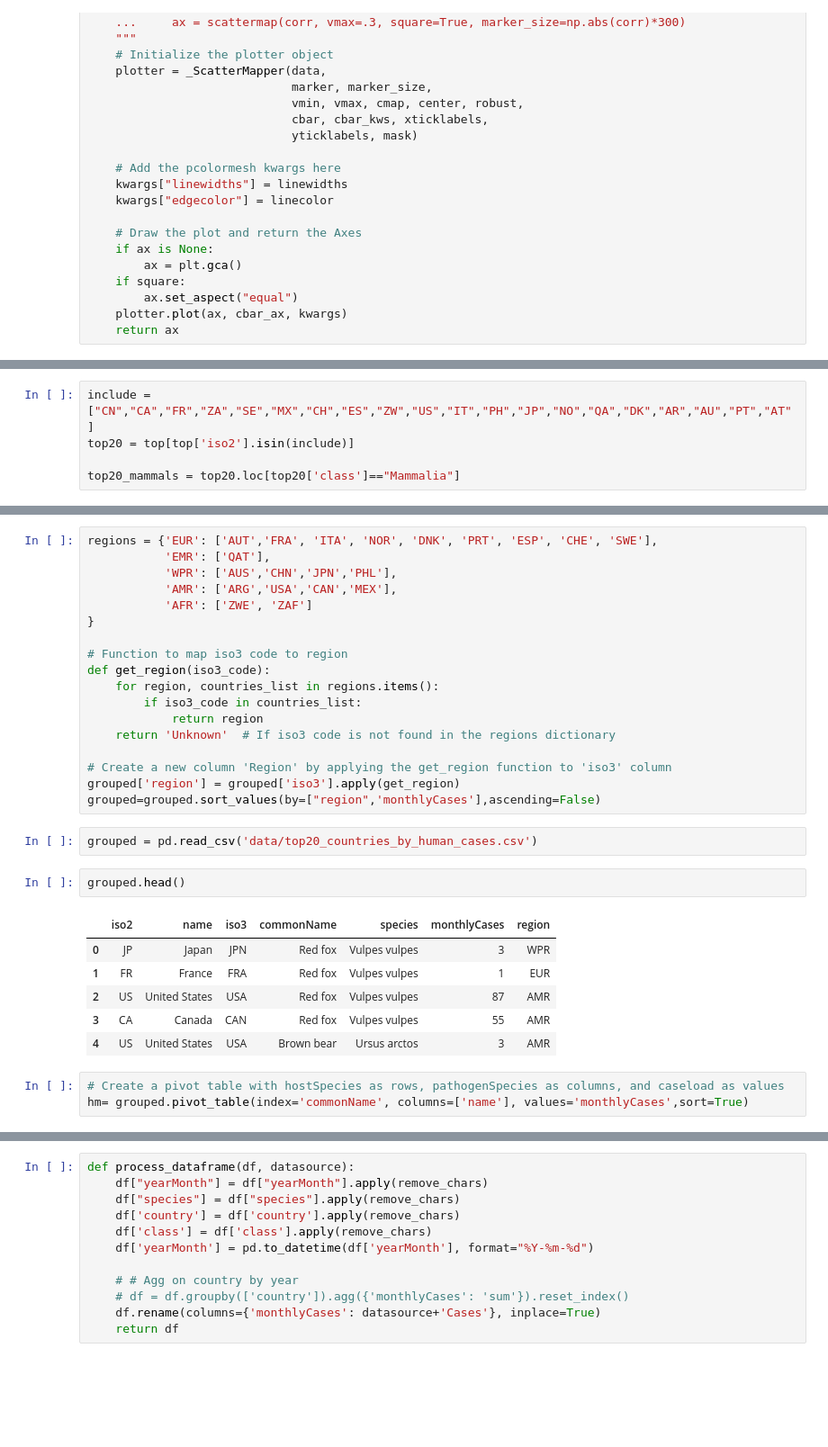
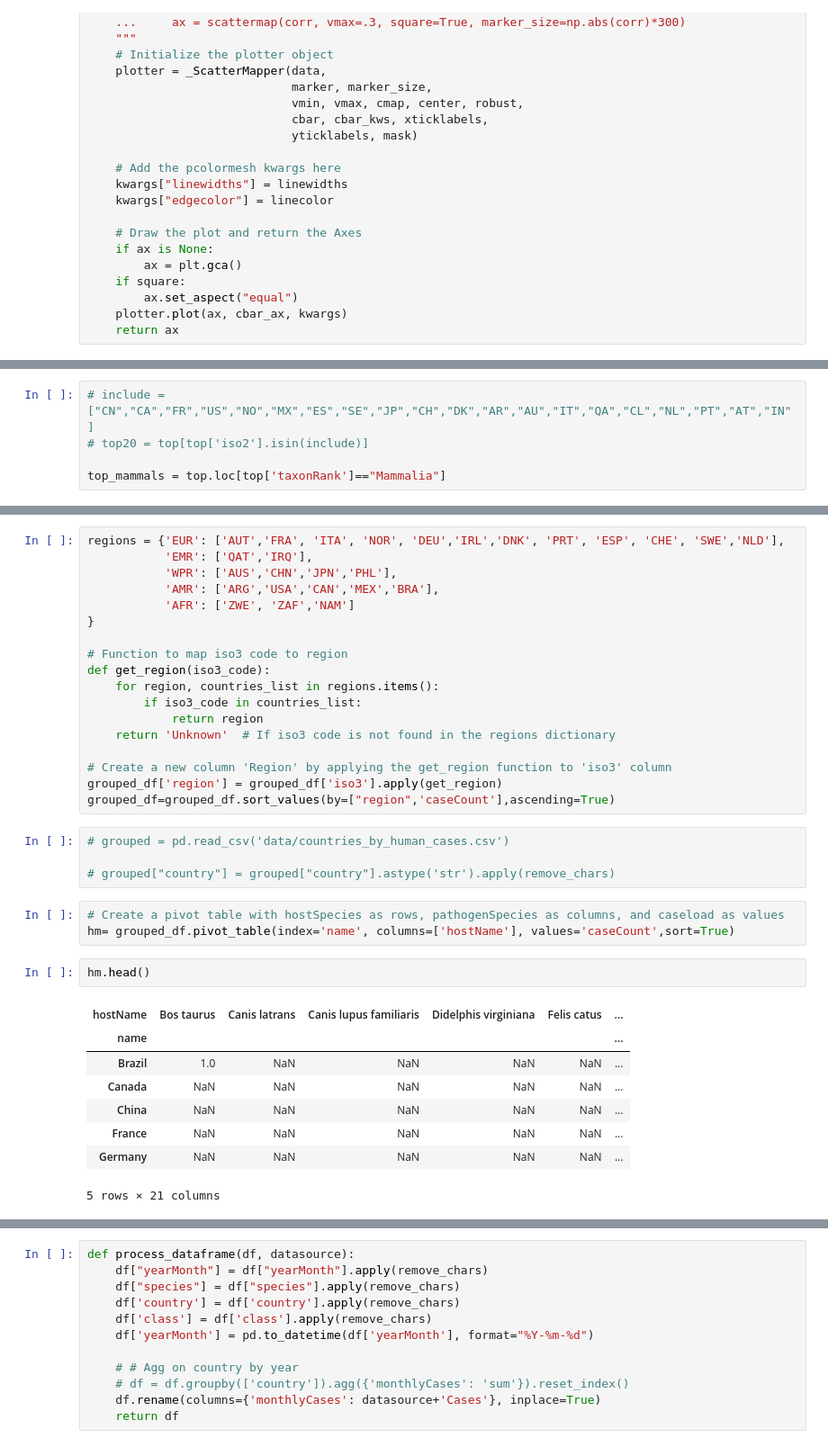
Before and after one commit to cghss-data-lab/uga-pipp, a Jupyter notebook: query_figures/query_figures_080123.ipynb, the cells around one changed output, grey strips where cells are left out. Shown at 90% size. Cells and saved outputs as stored; diff of their text form; blank space fills up the shorter version.

```diff
--- a/query_figures/query_figures_080123.ipynb
+++ b/query_figures/query_figures_080123.ipynb
@@ -1182,6 +1191,6 @@ top['name'] = top['name'].apply(remove_chars)
 # %%
-include = ["CN","CA","FR","ZA","SE","MX","CH","ES","ZW","US","IT","PH","JP","NO","QA","DK","AR","AU","PT","AT"]
-top20 = top[top['iso2'].isin(include)]
+# include = ["CN","CA","FR","US","NO","MX","ES","SE","JP","CH","DK","AR","AU","IT","QA","CL","NL","PT","AT","IN"]
+# top20 = top[top['iso2'].isin(include)]
 
-top20_mammals = top20.loc[top20['class']=="Mammalia"]
+top_mammals = top.loc[top['taxonRank']=="Mammalia"]
 # %%
@@ -1198,9 +1207,9 @@ grouped.head()
 # %%
-regions = {'EUR': ['AUT','FRA', 'ITA', 'NOR', 'DNK', 'PRT', 'ESP', 'CHE', 'SWE'],
-           'EMR': ['QAT'],
+regions = {'EUR': ['AUT','FRA', 'ITA', 'NOR', 'DEU','IRL','DNK', 'PRT', 'ESP', 'CHE', 'SWE','NLD'],
+           'EMR': ['QAT','IRQ'],
            'WPR': ['AUS','CHN','JPN','PHL'],
-           'AMR': ['ARG','USA','CAN','MEX'],
-           'AFR': ['ZWE', 'ZAF']
+           'AMR': ['ARG','USA','CAN','MEX','BRA'],
+           'AFR': ['ZWE', 'ZAF','NAM']
 }
 
 # Function to map iso3 code to region
@@ -1211,20 +1220,24 @@ def get_region(iso3_code):
     return 'Unknown'  # If iso3 code is not found in the regions dictionary
 
 # Create a new column 'Region' by applying the get_region function to 'iso3' column
-grouped['region'] = grouped['iso3'].apply(get_region)
-grouped=grouped.sort_values(by=["region",'monthlyCases'],ascending=False)
+grouped_df['region'] = grouped_df['iso3'].apply(get_region)
+grouped_df=grouped_df.sort_values(by=["region",'caseCount'],ascending=True)
 # %%
-grouped = pd.read_csv('data/top20_countries_by_human_cases.csv')
+# grouped = pd.read_csv('data/countries_by_human_cases.csv')
+
+# grouped["country"] = grouped["country"].astype('str').apply(remove_chars)
-# %%
-grouped.head()
-# %% [output]
-|  | iso2 | name | iso3 | commonName | species | monthlyCases | region |
-| 0 | JP | Japan | JPN | Red fox | Vulpes vulpes | 3 | WPR |
-| 1 | FR | France | FRA | Red fox | Vulpes vulpes | 1 | EUR |
-| 2 | US | United States | USA | Red fox | Vulpes vulpes | 87 | AMR |
-| 3 | CA | Canada | CAN | Red fox | Vulpes vulpes | 55 | AMR |
-| 4 | US | United States | USA | Brown bear | Ursus arctos | 3 | AMR |
 # %%
 # Create a pivot table with hostSpecies as rows, pathogenSpecies as columns, and caseload as values
-hm= grouped.pivot_table(index='commonName', columns=['name'], values='monthlyCases',sort=True)
+hm= grouped_df.pivot_table(index='name', columns=['hostName'], values='caseCount',sort=True)
+# %%
+hm.head()
+# %% [output]
+| hostName | Bos taurus | Canis latrans | Canis lupus familiaris | Didelphis virginiana | Felis catus | ... |
+| name |  |  |  |  |  | ... |
+| Brazil | 1.0 | NaN | NaN | NaN | NaN | ... |
+| Canada | NaN | NaN | NaN | NaN | NaN | ... |
+| China | NaN | NaN | NaN | NaN | NaN | ... |
+| France | NaN | NaN | NaN | NaN | NaN | ... |
+| Germany | NaN | NaN | NaN | NaN | NaN | ... |
+5 rows × 21 columns
 # %%
```
Also changed, not shown: parts of 13 cells of this notebook, 5 other files.
